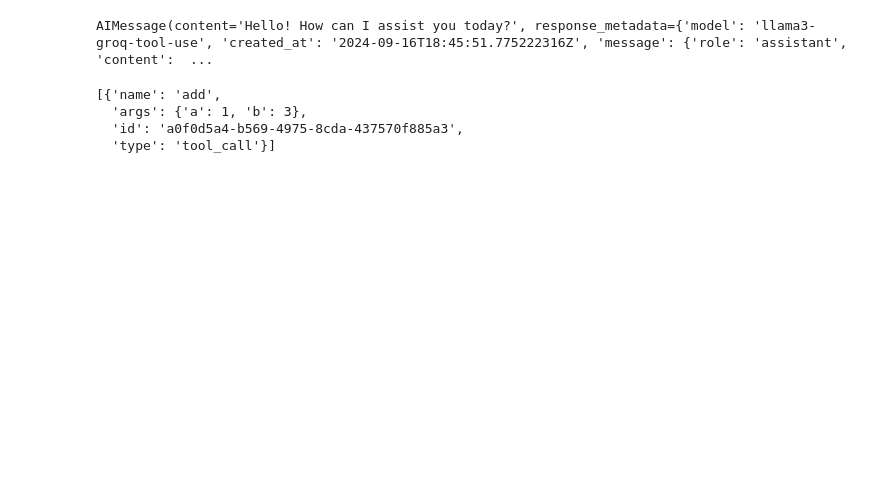
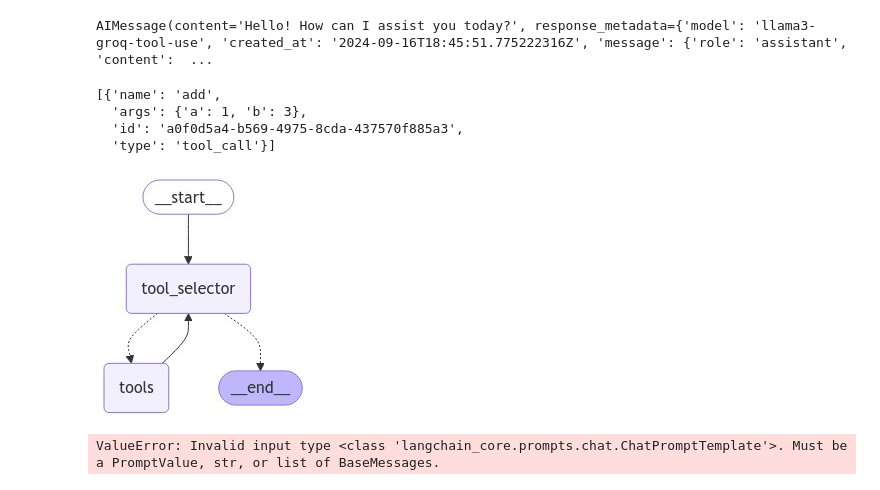
Before and after one commit to Mhijazi16/langchain-academy, a Jupyter notebook: module-1/agent.ipynb, the cells around one changed output. Drawn from its saved outputs; the diff is of its cells as text; code cells hidden in the pictures; blank space fills up the shorter version.

Commit message:
there is some issues with ChatOllama

```diff
--- a/module-1/agent.ipynb
+++ b/module-1/agent.ipynb
@@ -59,4 +59,27 @@ from langchain_core.messages import SystemMessage
 sys_message = SystemMessage(content="your an AI Math assistant coupled with tools to solve math for me")
 
 def tool_selector(state: MessagesState):
-    return {"messages": state["messages"] + llm_with_tools.inovke([sys_message]+ state["messages"])}
+    return {"messages": state["messages"] + llm_with_tools.invoke(sys_message+ state["messages"])}
+# %%
+from langgraph.graph import MessageGraph, START, END
+from langgraph.prebuilt import ToolNode, tools_condition
+
+bulider = MessageGraph()
+bulider.add_node("tool_selector",tool_selector)
+bulider.add_node("tools",ToolNode([add,multiply,divide]))
+
+bulider.add_edge(START, "tool_selector")
+bulider.add_conditional_edges("tool_selector",tools_condition)
+bulider.add_edge("tools","tool_selector")
+# %%
+agent = bulider.compile()
+# %%
+from IPython.display import Image, display
+
+display(Image(agent.get_graph().draw_mermaid_png()))
+# %% [output]
+[figure, added]
+# %%
+agent.invoke("add 5 to 3 after that multiply the result by 2 and finally divide it by 4")
+# %% [output]
+ValueError: Invalid input type <class 'langchain_core.prompts.chat.ChatPromptTemplate'>. Must be a PromptValue, str, or list of BaseMessages.
```
Also changed, not shown: parts of 2 cells of this notebook.
